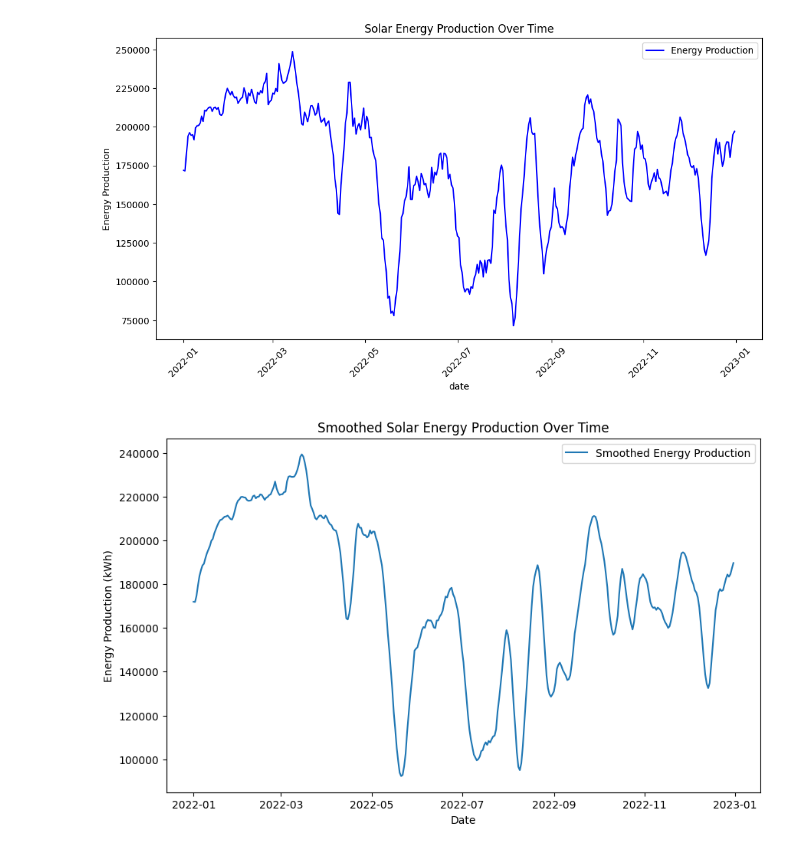
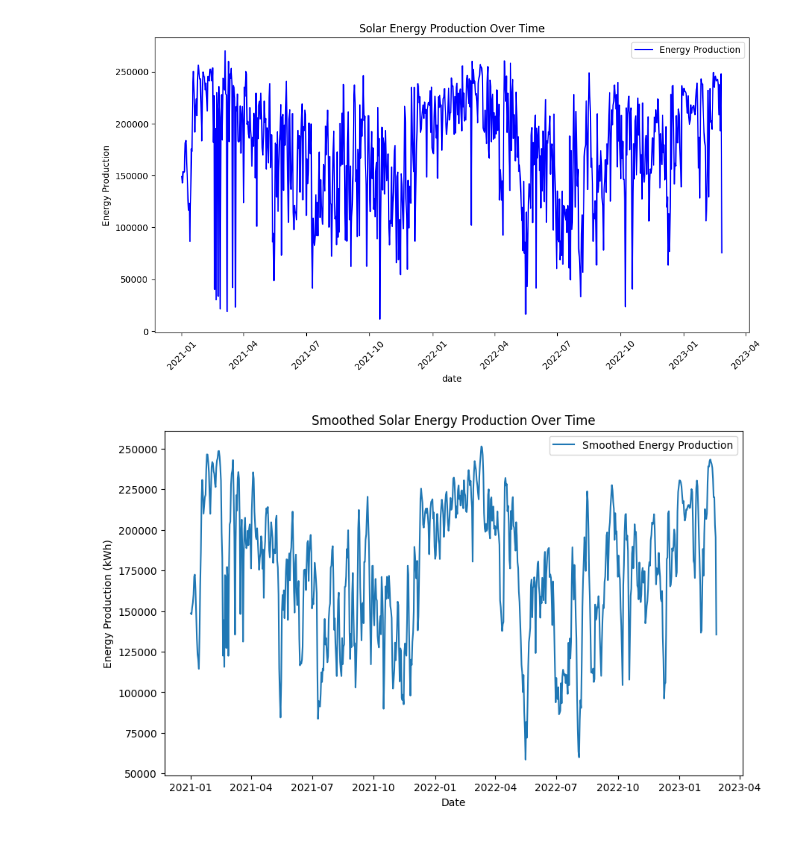
Before and after one commit to Jamesupback/solar, a Jupyter notebook: minor/models/svm.ipynb, the cells around one changed output. Cells and saved outputs as stored; diff of their text form; code cells hidden in the pictures.

```diff
--- a/minor/models/svm.ipynb
+++ b/minor/models/svm.ipynb
@@ -10,6 +10,6 @@ import matplotlib.pyplot as plt
 import seaborn as sns
 
 # Load the dataset
-data = pd.read_csv("man_data.csv")
+data = pd.read_csv("./datasets/man2122.csv")
 data['date'] = pd.to_datetime(data['date'])  # Manually convert 'date' to datetime
 data.head()
@@ -24,22 +31,32 @@ plt.legend()
 plt.xticks(rotation=45)
 plt.show()
 # %% [output]
-[figure, old version]
+[figure, new version]
 # %%
+from pykalman import KalmanFilter
+# Initialize the Kalman Filter
+kf = KalmanFilter(initial_state_mean=data['energy_production'].iloc[0], n_dim_obs=1)
+# Apply the Kalman Filter to smooth the energy production data
+data['energy_production'], _ = kf.smooth(data['energy_production'])
+
 # Apply a moving average with a window size of 7 days
 # data['energy_production'] = data['energy_production'].rolling(window=7, min_periods=1).mean()
-data['energy_production'] = data['energy_production'].ewm(span=7, adjust=False).mean()
+# data['energy_production'] = data['energy_production'].ewm(span=7, adjust=False).mean()
+
+# from scipy.signal import savgol_filter
+# # Apply Savitzky-Golay filter with a window size of 7 and polynomial order of 2
+# data['energy_production'] = savgol_filter(data['energy_production'], window_length=7, polyorder=2)
 
 # Plot the smoothed energy production over time
 plt.figure(figsize=(10,6))
 plt.plot(data['date'], data['energy_production'], label='Smoothed Energy Production')
 plt.xlabel('Date')
 plt.ylabel('Energy Production (kWh)')
 plt.title('Smoothed Solar Energy Production Over Time')
 plt.legend()
 plt.show()
 # %% [output]
-[figure, old version]
+[figure, new version]
 # %%
 # Filter out non-numeric columns for correlation matrix
 numeric_data = data.select_dtypes(include=[np.number])
```
Also changed, not shown: parts of 9 cells of this notebook, 17 other files.
